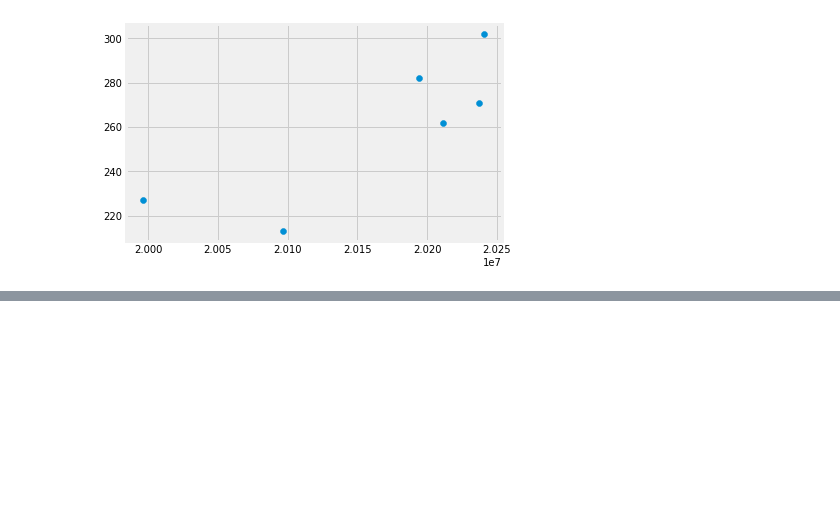
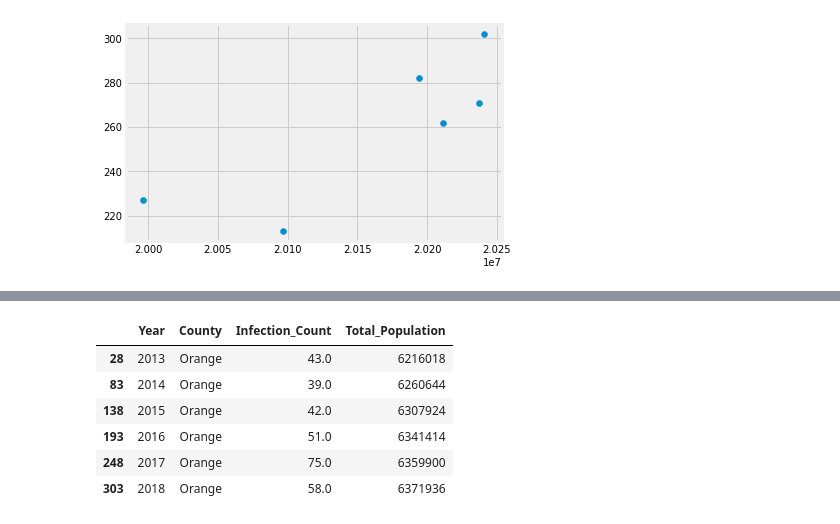
Before and after one commit to ds-modules/MCB-50, a Jupyter notebook: Data Exploration.ipynb, the cells around one changed output, grey strips where cells are left out. Cells and saved outputs as stored; diff of their text form; code cells hidden in the pictures; blank space fills up the shorter version.

```diff
--- a/Data Exploration.ipynb
+++ b/Data Exploration.ipynb
@@ -463,0 +464,10 @@ plt.scatter(la_pop,la_inf)
+# %%
+infec_pop_merge.loc[infec_pop_merge['County']=='Orange']
+# %% [output]
+|  | Year | County | Infection_Count | Total_Population |
+| 28 | 2013 | Orange | 43.0 | 6216018 |
+| 83 | 2014 | Orange | 39.0 | 6260644 |
+| 138 | 2015 | Orange | 42.0 | 6307924 |
+| 193 | 2016 | Orange | 51.0 | 6341414 |
+| 248 | 2017 | Orange | 75.0 | 6359900 |
+| 303 | 2018 | Orange | 58.0 | 6371936 |
```
Also changed, not shown: parts of 24 cells of this notebook, 19 other files.
